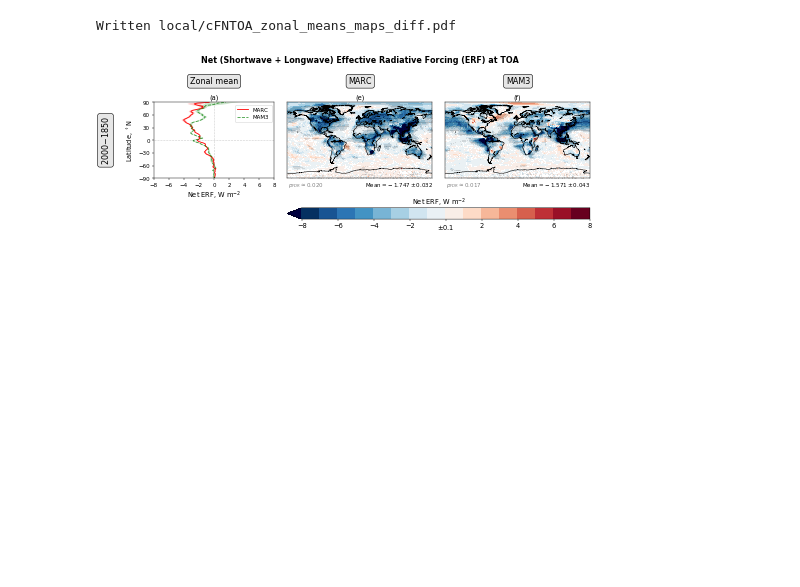
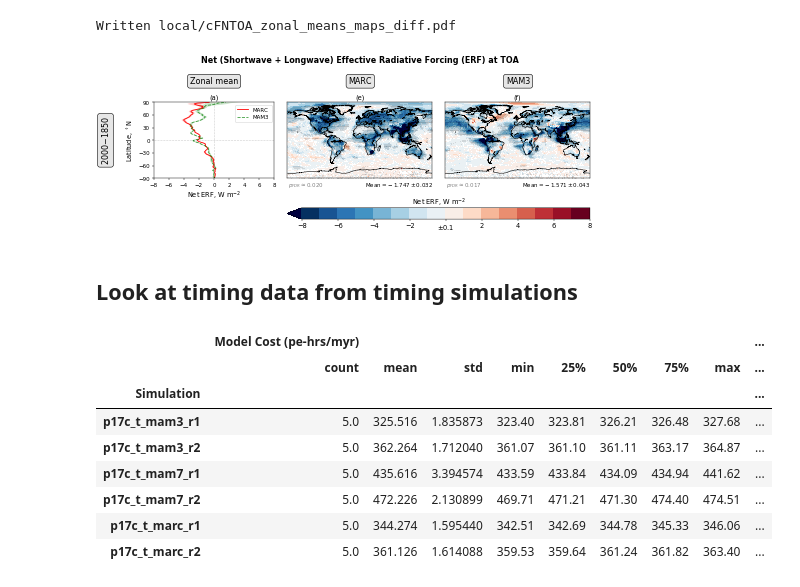
Before and after one commit to grandey/p17c-marc-comparison, a Jupyter notebook: analysis_prelim/analysis_prelim_p17c.ipynb, the cells around one changed output. Cells and saved outputs as stored; diff of their text form; code cells hidden in the pictures; blank space fills up the shorter version.

Commit message:
Preliminary analysis of timing results from timing simulations

```diff
--- a/analysis_prelim/analysis_prelim_p17c.ipynb
+++ b/analysis_prelim/analysis_prelim_p17c.ipynb
@@ -1438,3 +1441,37 @@ fig = zonal_means_maps_diff(model_var_dict={'marc': 'cFNTOA', 'mam3': 'cFNTOA'},
 # %% [output]
 Written local/cFNTOA_zonal_means_maps_diff.pdf
 [figure]
+# %% [markdown]
+## Look at timing data from timing simulations
+# %%
+# List of timing files
+timing_dir = os.path.expandvars('$HOME/data/projects/p17c_marc_comparison/output_timing/')
+timing_filenames = glob('{}/ccsm_timing.*'.format(timing_dir))
+# %%
+# Read timing data of interest into dataframe
+timing_df = pd.DataFrame(columns=['Simulation', 'Model Cost (pe-hrs/myr)',
+                                  'Model Throughput (myr/day)'])
+for filename in timing_filenames:  # loop over files
+    simulation = filename.split('.')[1]
+    model_cost, model_throughput = np.nan, np.nan  # in case data not found in file
+    with open(filename, 'r') as f:
+        for line in f:
+            if 'Model Cost:' in line:
+                model_cost = float(line.split()[2])
+            elif 'Model Throughput:' in line:
+                model_throughput = float(line.split()[2])
+    timing_df = timing_df.append({'Simulation': simulation, 'Model Cost (pe-hrs/myr)': model_cost,
+                                  'Model Throughput (myr/day)': model_throughput},
+                                 ignore_index=True)
+# Print summary statistics, grouped by simulation
+timing_df.groupby('Simulation').describe()
+# %% [output]
+|  | Model Cost (pe-hrs/myr) |  |  |  |  |  |  |  | ... |
+|  | count | mean | std | min | 25% | 50% | 75% | max | ... |
+| Simulation |  |  |  |  |  |  |  |  | ... |
+| p17c_t_mam3_r1 | 5.0 | 325.516 | 1.835873 | 323.40 | 323.81 | 326.21 | 326.48 | 327.68 | ... |
+| p17c_t_mam3_r2 | 5.0 | 362.264 | 1.712040 | 361.07 | 361.10 | 361.11 | 363.17 | 364.87 | ... |
+| p17c_t_mam7_r1 | 5.0 | 435.616 | 3.394574 | 433.59 | 433.84 | 434.09 | 434.94 | 441.62 | ... |
+| p17c_t_mam7_r2 | 5.0 | 472.226 | 2.130899 | 469.71 | 471.21 | 471.30 | 474.40 | 474.51 | ... |
+| p17c_t_marc_r1 | 5.0 | 344.274 | 1.595440 | 342.51 | 342.69 | 344.78 | 345.33 | 346.06 | ... |
+| p17c_t_marc_r2 | 5.0 | 361.126 | 1.614088 | 359.53 | 359.64 | 361.24 | 361.82 | 363.40 | ... |
```
Also changed, not shown: parts of 3 cells of this notebook, 2 other files.
